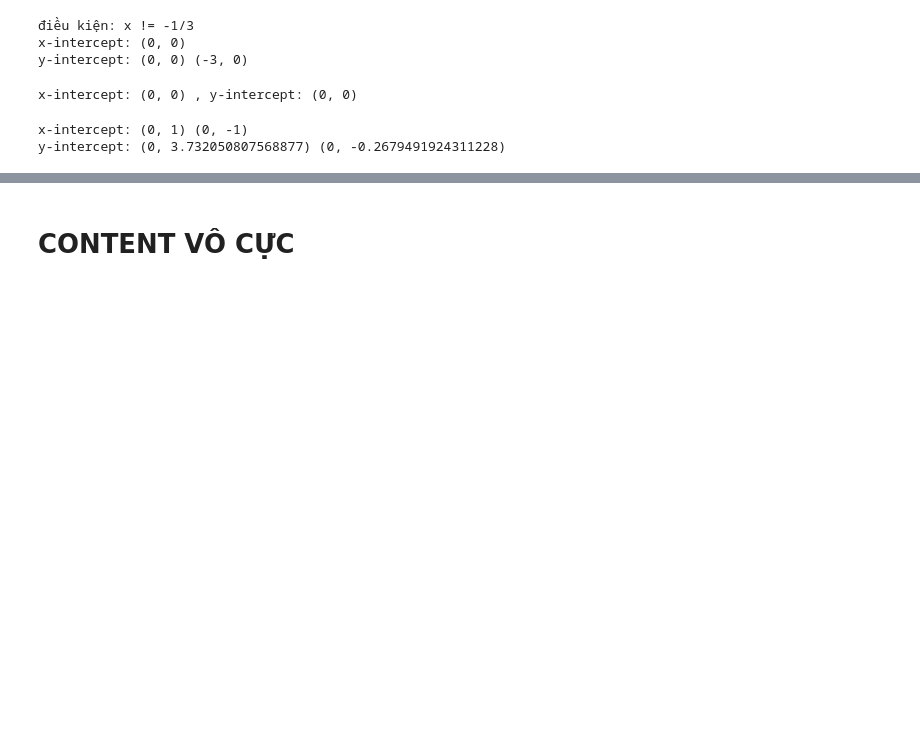
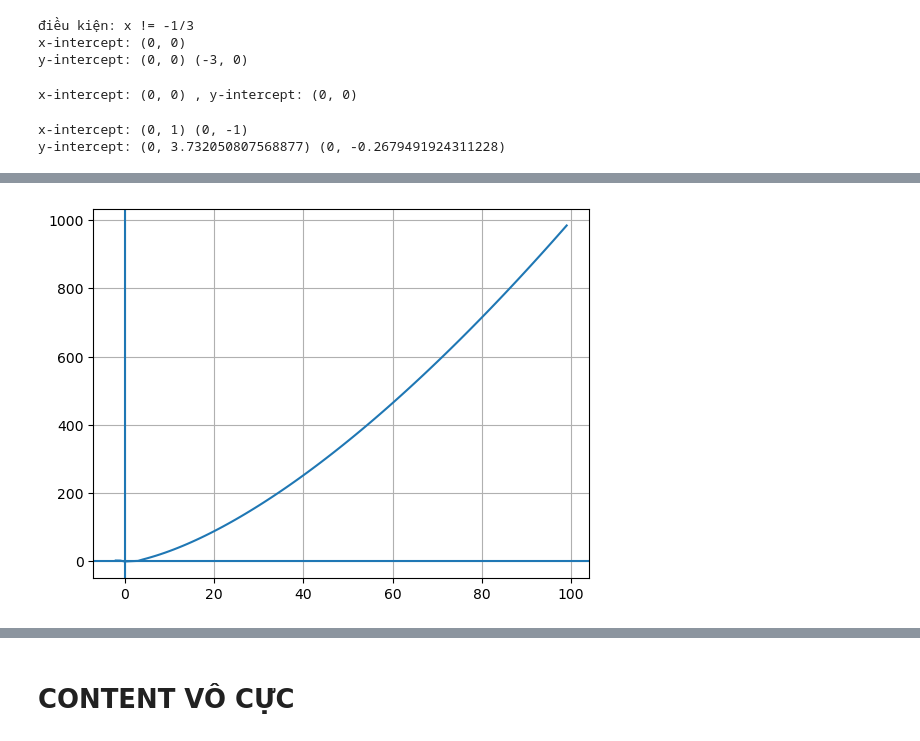
Before and after one commit to daycuachuoithucan/Project-1---Calculus, a Jupyter notebook: Calculus.ipynb, the cells around one changed output, grey strips where cells are left out. Cells and saved outputs as stored; diff of their text form; code cells hidden in the pictures; blank space fills up the shorter version.

```diff
--- a/Calculus.ipynb
+++ b/Calculus.ipynb
@@ -427,0 +457,22 @@ x_29 = list(range(-100, 100))
+# %%
+# 31.
+
+x_31 = list(range(-100, 100))
+x_31_used = []
+y_31 = []
+
+for x in x_31:
+    y_square = x**3 - 8*x
+    if y_square >= 0:
+        x_31_used.append(x)
+
+for x in x_31_used:
+    y = math.sqrt(x**3 - 8*x)
+    y_31.append(y)
+
+plt.plot(x_31_used, y_31)
+plt.axhline(0)
+plt.axvline(0)
+plt.grid(True)
+# %% [output]
+[figure, added]
```
Also changed, not shown: parts of 34 cells of this notebook.
